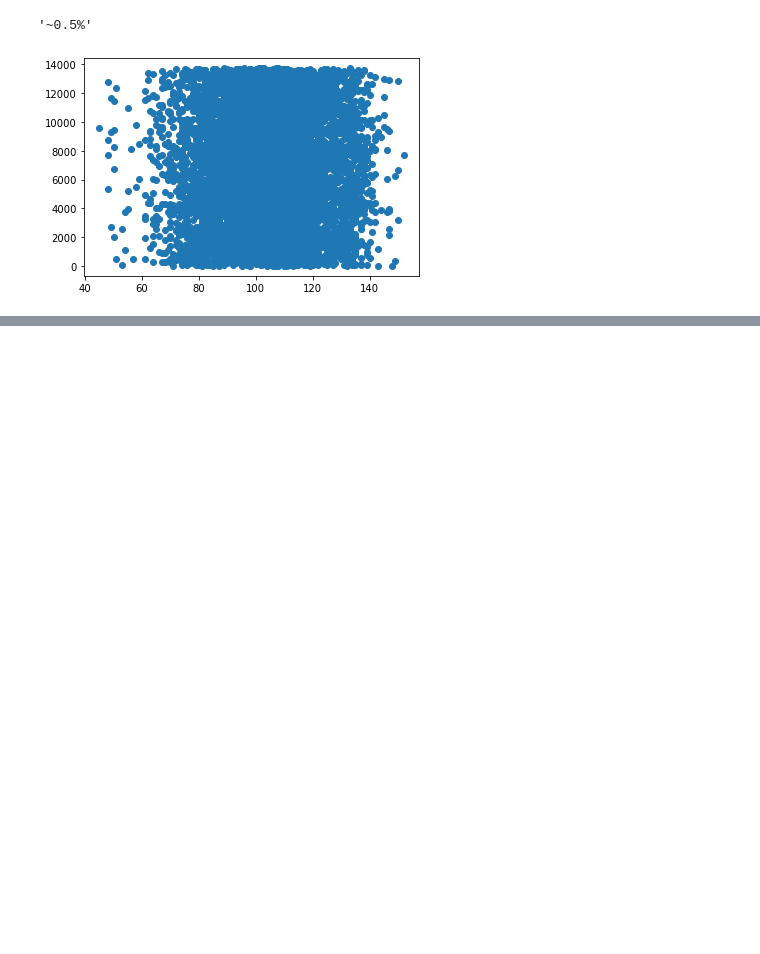
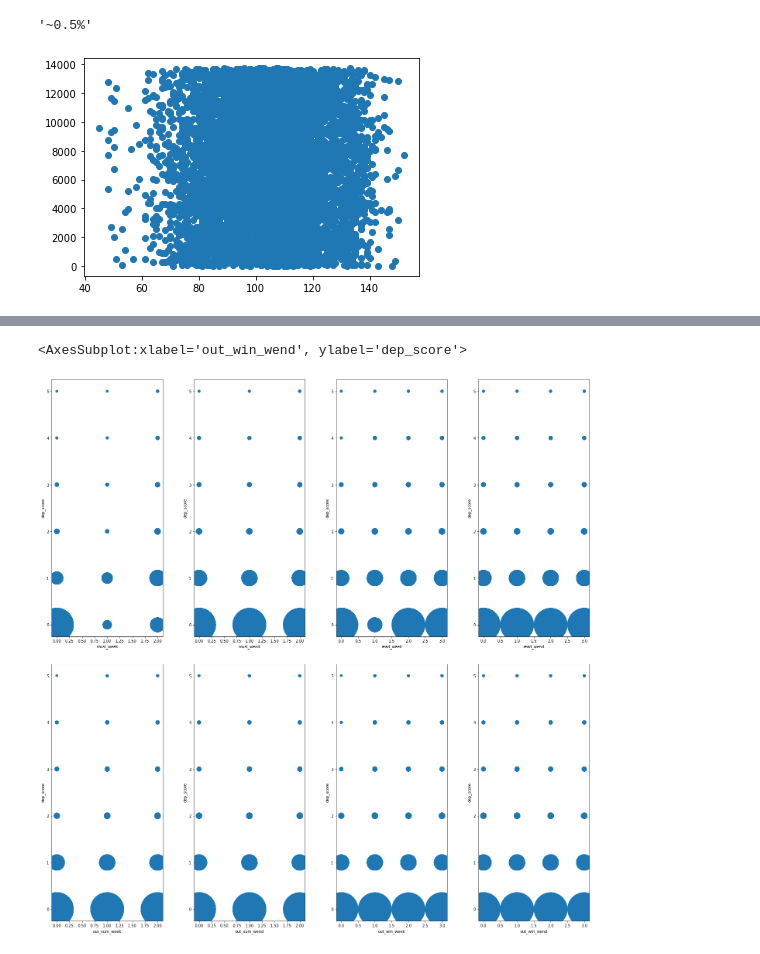
Before and after one commit to phillipSloan/applied-data-science, a Jupyter notebook: personal-notebooks/data-exploration-phillip.ipynb, the cells around one changed output, grey strips where cells are left out. Cells and saved outputs as stored; diff of their text form; code cells hidden in the pictures; blank space fills up the shorter version.

```diff
--- a/personal-notebooks/data-exploration-phillip.ipynb
+++ b/personal-notebooks/data-exploration-phillip.ipynb
@@ -16,6 +17,11 @@ def map_hours(df):
     hour_map = {'Not at all': 0, 'Less than 1 hour': 1, '1-2 hours': 2, '3 or more hours': 3}
     df = df.applymap(lambda x: hour_map.get(x) if x in hour_map else x)
     return df
+
+def calc_s(x,y):
+    s = Counter(zip(x,y))
+    s = [c[(xx,yy)] for xx,yy in zip(x,y)]
+    return s
 # %%
 df = pd.read_csv("../data/maps-synthetic-data-v1.1.csv")
 # %%
@@ -128,0 +157,7 @@ plt.show()
+# %%
+columns = ['dep_score', 'musi_week', 'musi_wend',
+           'read_week', 'read_wend', 'out_sum_week',
+           'out_sum_wend', 'out_win_week', 'out_win_wend']
+# %%
+df3 = df[columns]
+df3.head()
@@ -128,0 +171,10 @@ plt.show()
+# %%
+# Shamelessly stolen from Isabella
+# replace nan with -1 -> to keep them recognisable
+df3 = df3.fillna(-1)
+
+# make all columns a category -> even the numerical ones as they are not continous numbers
+df3 = df3.astype('category')
+# use pd's codes to make them numeric -> -1 disappears this way
+df = df3.apply(lambda x: x.cat.codes)
+df.columns
@@ -128,0 +203,24 @@ plt.show()
+# %%
+x = df['dep_score']
+
+# plt.rcParams["figure.figsize"] = [20, 20]
+
+fig, axes = plt.subplots(nrows=2, ncols=4)
+fig.tight_layout(h_pad=5, w_pad=5)
+
+
+df.plot(kind='scatter', x='musi_week',y='dep_score',s=calc_s(x,y), ax=axes[0,0])
+df.plot(kind='scatter', x='musi_wend',y='dep_score',s=calc_s(x,y), ax=axes[0,1])
+df.plot(kind='scatter', x='read_week',y='dep_score',s=calc_s(x,y), ax=axes[0,2])
+df.plot(kind='scatter', x='read_wend',y='dep_score',s=calc_s(x,y), ax=axes[0,3])
+
+df.plot(kind='scatter', x='out_sum_week',y='dep_score',s=calc_s(x,y), ax=axes[1,0])
+df.plot(kind='scatter', x='out_sum_wend',y='dep_score',s=calc_s(x,y), ax=axes[1,1])
+df.plot(kind='scatter', x='out_win_week',y='dep_score',s=calc_s(x,y), ax=axes[1,2])
+df.plot(kind='scatter', x='out_win_wend',y='dep_score',s=calc_s(x,y), ax=axes[1,3])
+
+# plt.scatter(x, y, s=calc_s(x,y))
+# plt.show()
+# %% [output]
+<AxesSubplot:xlabel='out_win_wend', ylabel='dep_score'>
+[figure, added]
```
Also changed, not shown: parts of 10 cells of this notebook.
